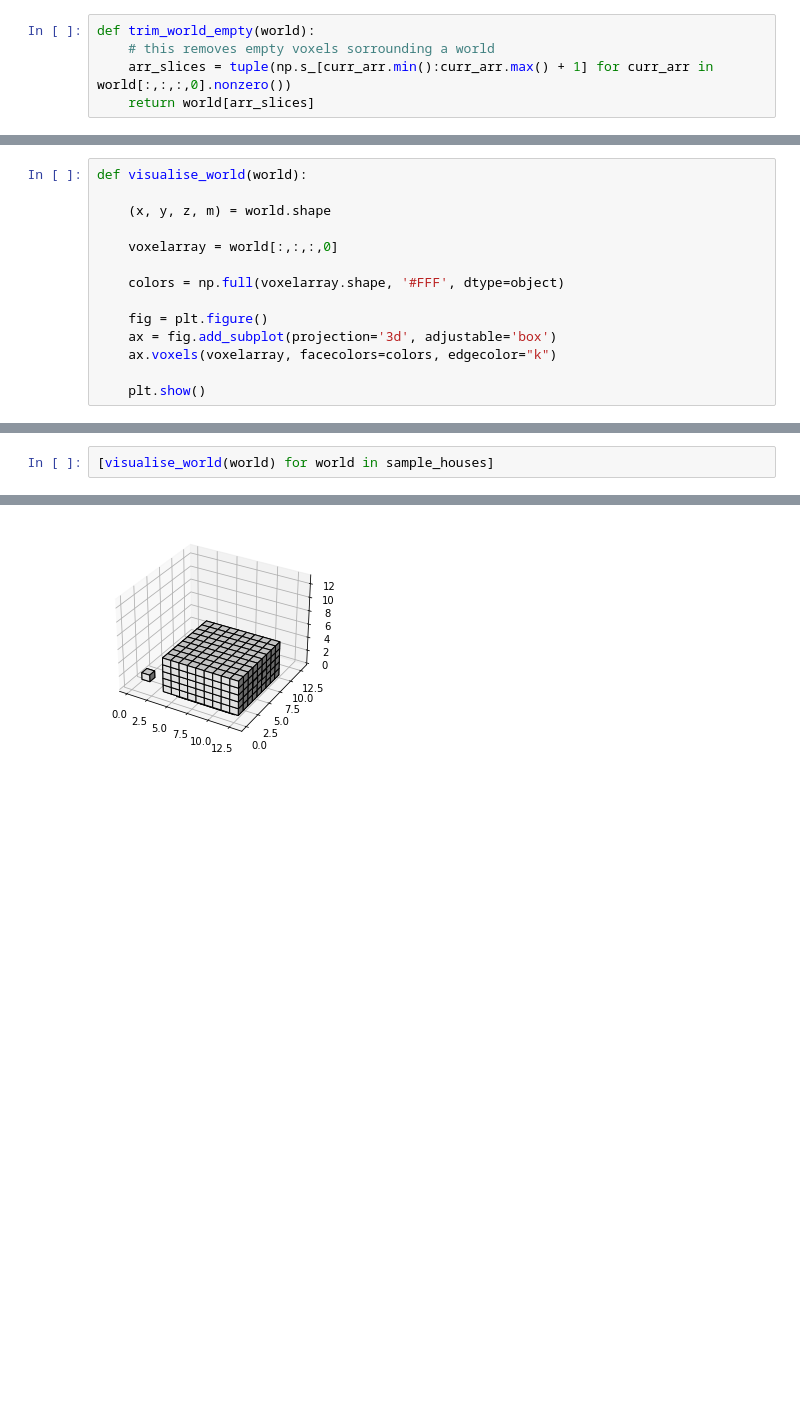
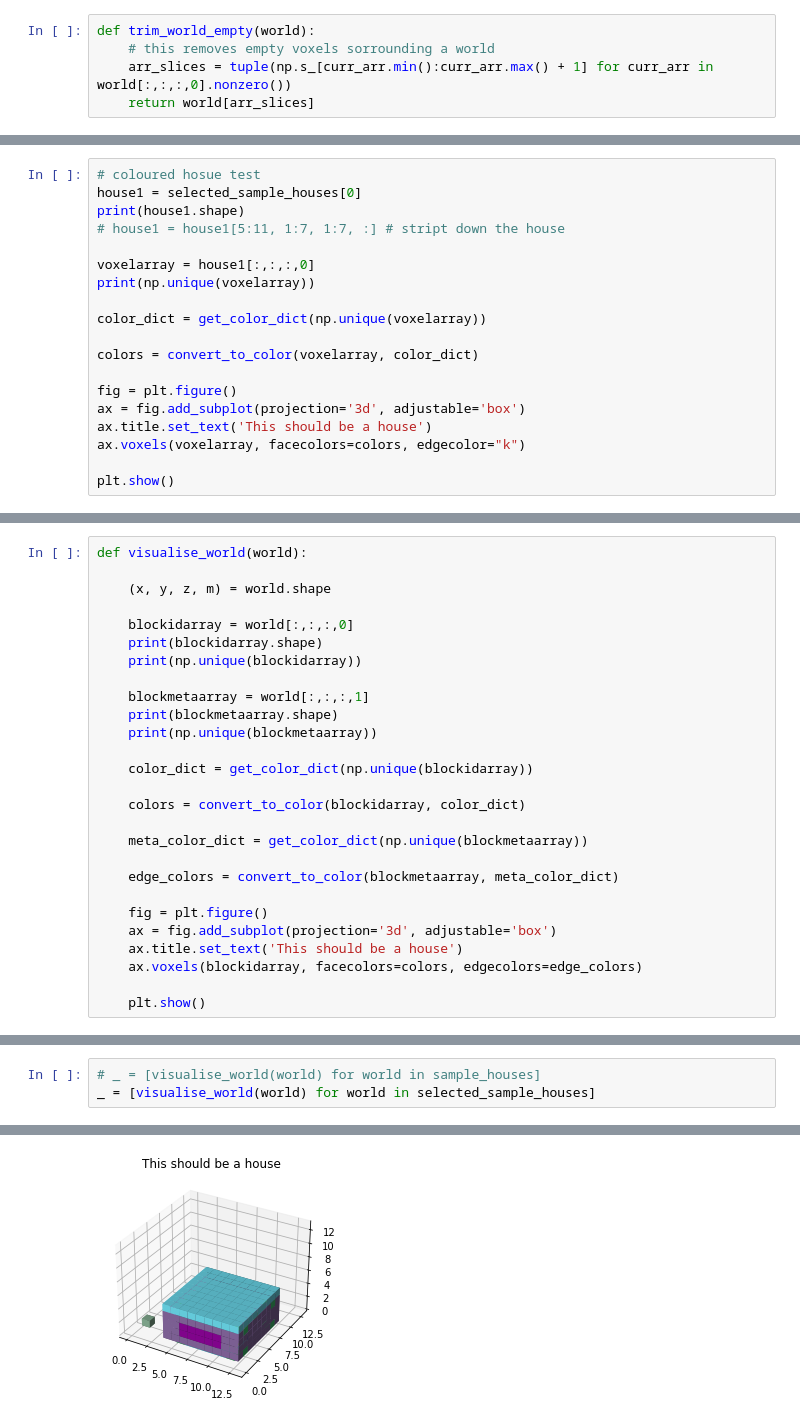
Before and after one commit to chaosarium/3D-GANCA, a Jupyter notebook: dataset/training-visualize.ipynb, the cells around one changed output, grey strips where cells are left out. Saved outputs shown, nothing was run; the diff lists cells and outputs as text; blank space fills up the shorter version.

Commit message:
implement house visualizer

```diff
--- a/dataset/training-visualize.ipynb
+++ b/dataset/training-visualize.ipynb
@@ -43,0 +84,19 @@ print(sample_houses[1][4, 3 ,3]) # this contains id/meta
+# %%
+# coloured hosue test
+house1 = selected_sample_houses[0]
+print(house1.shape)
+# house1 = house1[5:11, 1:7, 1:7, :] # stript down the house
+
+voxelarray = house1[:,:,:,0]
+print(np.unique(voxelarray))
+
+color_dict = get_color_dict(np.unique(voxelarray))
+
+colors = convert_to_color(voxelarray, color_dict)
+
+fig = plt.figure()
+ax = fig.add_subplot(projection='3d', adjustable='box')
+ax.title.set_text('This should be a house')
+ax.voxels(voxelarray, facecolors=colors, edgecolor="k")
+
+plt.show()
@@ -46,13 +109,26 @@ def visualise_world(world):
 
     (x, y, z, m) = world.shape
 
-    voxelarray = world[:,:,:,0]
+    blockidarray = world[:,:,:,0]
+    print(blockidarray.shape)
+    print(np.unique(blockidarray))
 
-    colors = np.full(voxelarray.shape, '#FFF', dtype=object)
+    blockmetaarray = world[:,:,:,1]
+    print(blockmetaarray.shape)
+    print(np.unique(blockmetaarray))
+
+    color_dict = get_color_dict(np.unique(blockidarray))
+
+    colors = convert_to_color(blockidarray, color_dict)
+
+    meta_color_dict = get_color_dict(np.unique(blockmetaarray))
+
+    edge_colors = convert_to_color(blockmetaarray, meta_color_dict)
 
     fig = plt.figure()
     ax = fig.add_subplot(projection='3d', adjustable='box')
-    ax.voxels(voxelarray, facecolors=colors, edgecolor="k")
+    ax.title.set_text('This should be a house')
+    ax.voxels(blockidarray, facecolors=colors, edgecolors=edge_colors)
 
     plt.show()
 # %%
@@ -60,3 +142,4 @@ visualise_world(sample_houses[1])
 # %%
-[visualise_world(world) for world in sample_houses]
+# _ = [visualise_world(world) for world in sample_houses]
+_ = [visualise_world(world) for world in selected_sample_houses]
 # %% [output]
@@ -63 +150 @@ visualise_world(sample_houses[1])
-[figure, old version]
+[figure, new version]
```
Also changed, not shown: parts of 10 cells of this notebook.
